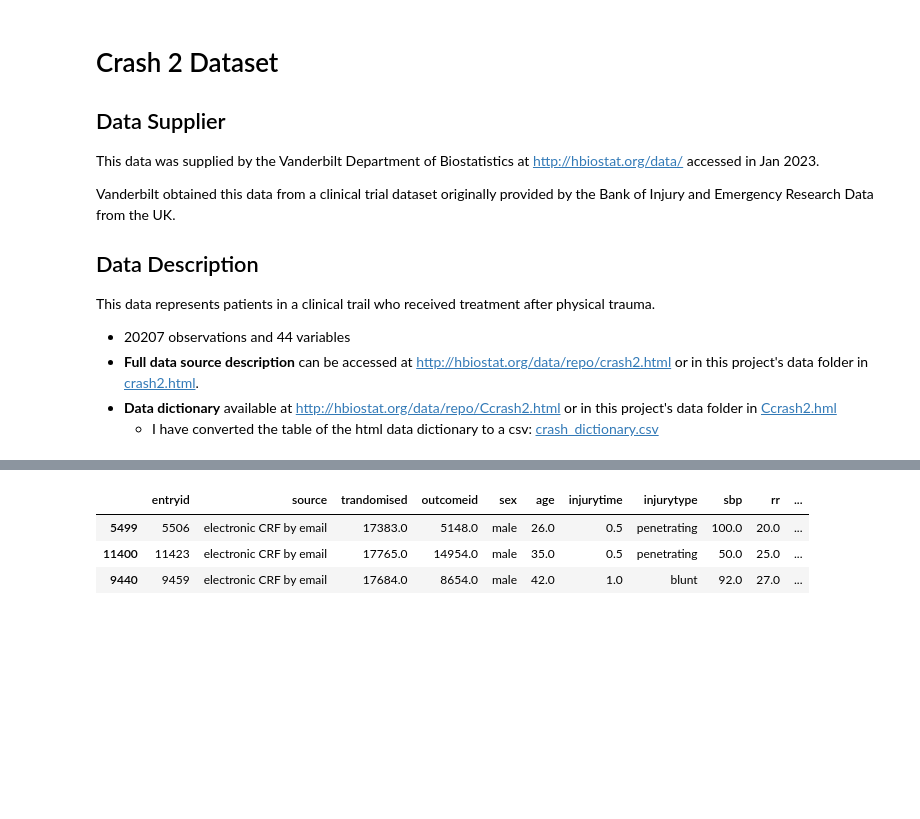
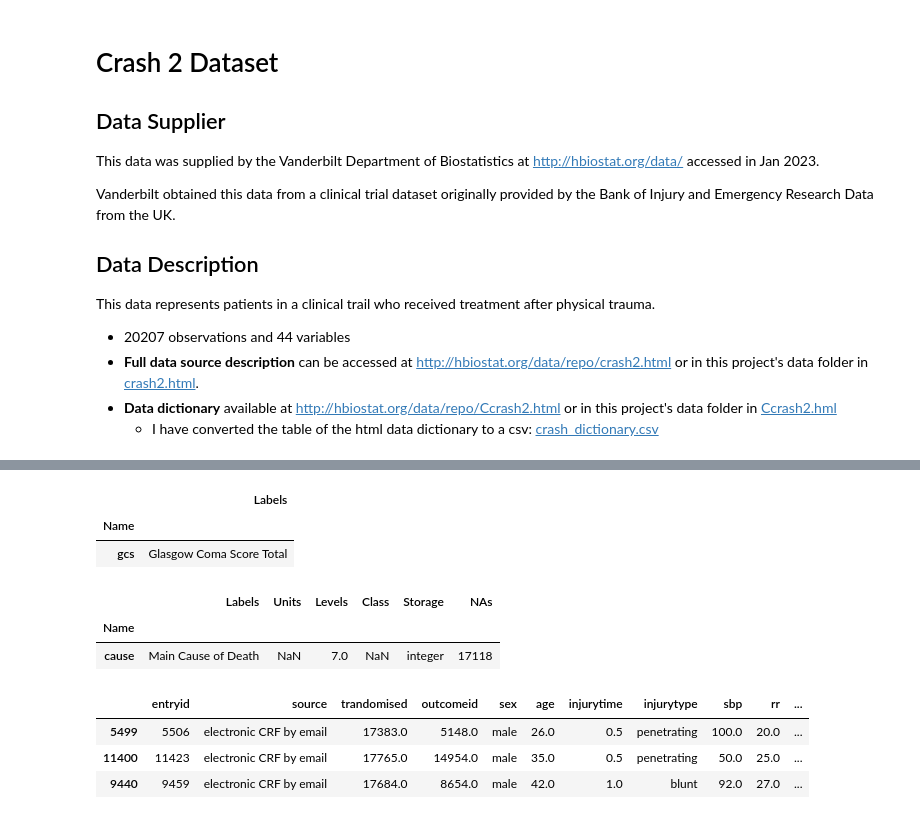
Before and after one commit to JasonSecrestBMX/jsecrest-datascience-demo, a Jupyter notebook: Vanderbilt-Crash/01-crash2_cleaning.ipynb, the cells around one changed output, grey strips where cells are left out. Saved outputs shown, nothing was run; the diff lists cells and outputs as text; code cells hidden in the pictures; blank space fills up the shorter version.

Commit message:
use crash dictionary in cleaning notebook

```diff
--- a/Vanderbilt-Crash/01-crash2_cleaning.ipynb
+++ b/Vanderbilt-Crash/01-crash2_cleaning.ipynb
@@ -10,8 +10,8 @@ Vanderbilt obtained this data from a clinical trial dataset originally provided
 ## Data Description
 This data represents patients in a clinical trail who received treatment after physical trauma.
 - 20207 observations and 44 variables
-- **Full data source description** can be accessed at http://hbiostat.org/data/repo/crash2.html or in this project's data folder in [crash2.html](./data/crash2.hml).
-- **Data dictionary** available at http://hbiostat.org/data/repo/Ccrash2.html or in this project's data folder in [Ccrash2.hml](./data/Ccrash2.hml)
+- **Full data source description** can be accessed at http://hbiostat.org/data/repo/crash2.html or in this project's data folder in [crash2.html](data/crash2.hml).
+- **Data dictionary** available at http://hbiostat.org/data/repo/Ccrash2.html or in this project's data folder in [Ccrash2.hml](data/Ccrash2.hml)
   - I have converted the table of the html data dictionary to a csv: [crash_dictionary.csv](data/crash_dictionary.csv)
 # %%
 import pandas as pd
@@ -22,6 +22,23 @@ pn.extension()
 # %% [output]
 [interactive output not drawn]
 [interactive output not drawn]
+# %%
+
+#import the data dictionary using a custom module
+# import sys
+# sys.path.append('./')
+import crash_dictionary
+crash_info = crash_dictionary.CrashDict('./data/crash_dictionary.csv')
+display(crash_info.get_labels('gcs'))
+display(crash_info.get_details('cause'))
+# crash_info.get_df()
+# %% [output]
+|  | Labels |
+| Name |  |
+| gcs | Glasgow Coma Score Total |
+|  | Labels | Units | Levels | Class | Storage | NAs |
+| Name |  |  |  |  |  |  |
+| cause | Main Cause of Death | NaN | 7.0 | NaN | integer | 17118 |
 # %%
 crash_df = pd.read_stata('./data/crash2.dta')
 # %%
```
